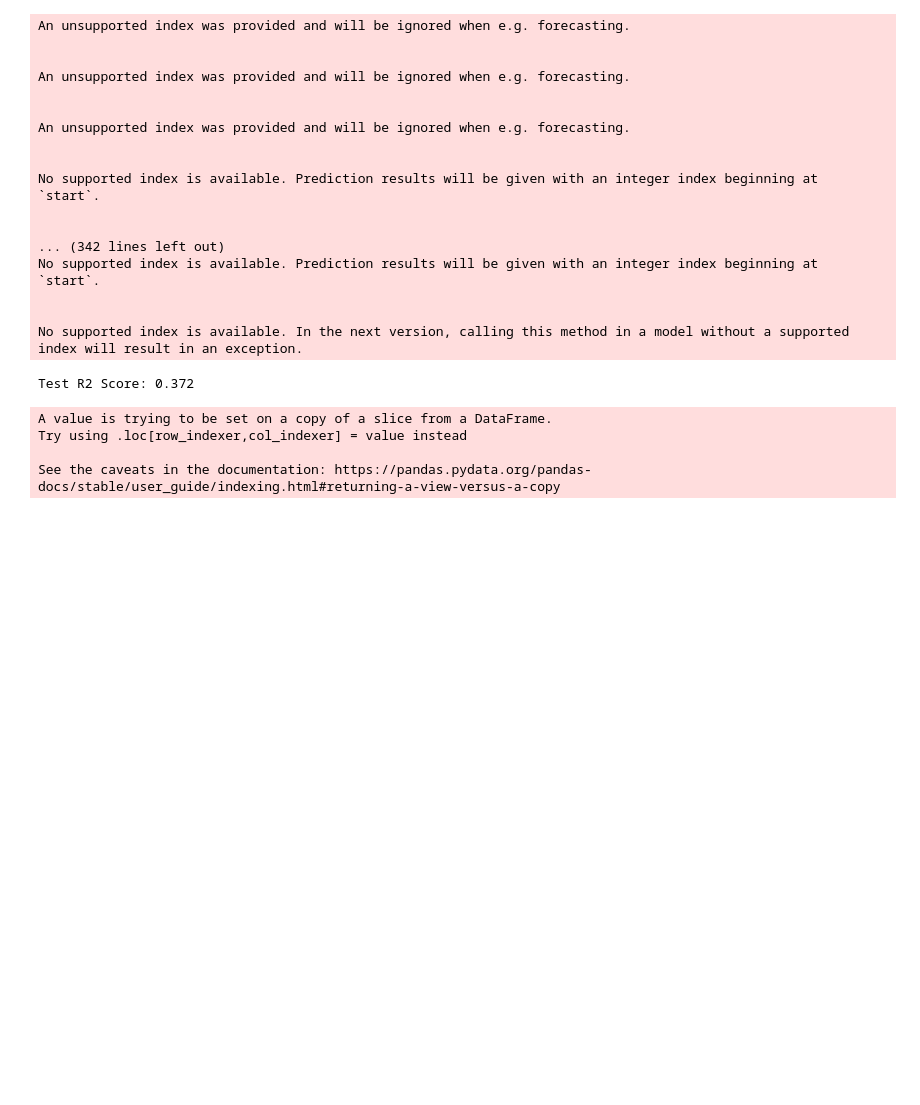
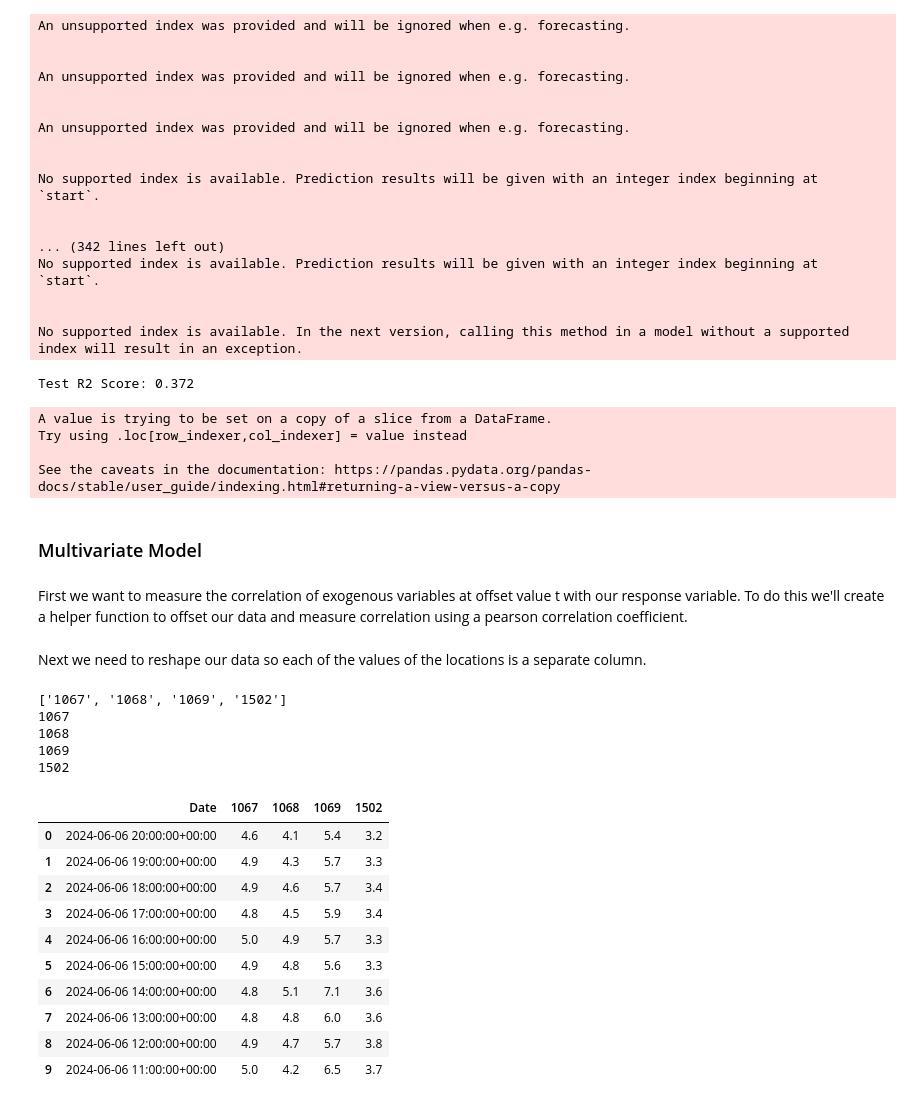
Before and after one commit to pinstripezebra/Air-Polution-Forecasting, a Jupyter notebook: aggregate_analysis.ipynb, the cells around one changed output. Drawn from its saved outputs; the diff is of its cells as text; code cells hidden in the pictures; blank space fills up the shorter version.

Commit message:
creating multivariate dataframe

```diff
--- a/aggregate_analysis.ipynb
+++ b/aggregate_analysis.ipynb
@@ -182,3 +182,7 @@ See the caveats in the documentation: https://pandas.pydata.org/pandas-docs/stab
 predictions_fig = px.line(compare_df,x = 'Data_Converted', y = 'Value', color = 'Variable',
                             title = 'Air Polution Forecasted vs Acual ' + 'R2 Score: '+ str(round(r2,2)))
 predictions_fig.show()
+# %% [markdown]
+### Multivariate Model
+# %% [markdown]
+First we want to measure the correlation of exogenous variables at offset value t with our response variable. To do this we'll create a helper function to offset our data and measure correlation using a pearson correlation coefficient.
@@ -184,0 +203,29 @@ predictions_fig.show()
+# %% [markdown]
+Next we need to reshape our data so each of the values of the locations is a separate column.
+# %%
+test_df = combined_df.sort_values(by = 'Data_Converted')
+locations = combined_df['location'].drop_duplicates().to_list()
+temp_key_storage = {}
+temp_key_storage['Date'] = combined_df['Data_Converted'].drop_duplicates().to_list()
+for location in locations:
+    temp_key_storage[location] = combined_df[combined_df['location'] == location]['Value'].to_list()
+
+multivariate_df = pd.DataFrame.from_dict(temp_key_storage)
+multivariate_df.head(10)
+# %% [output]
+['1067', '1068', '1069', '1502']
+1067
+1068
+1069
+1502
+|  | Date | 1067 | 1068 | 1069 | 1502 |
+| 0 | 2024-06-06 20:00:00+00:00 | 4.6 | 4.1 | 5.4 | 3.2 |
+| 1 | 2024-06-06 19:00:00+00:00 | 4.9 | 4.3 | 5.7 | 3.3 |
+| 2 | 2024-06-06 18:00:00+00:00 | 4.9 | 4.6 | 5.7 | 3.4 |
+| 3 | 2024-06-06 17:00:00+00:00 | 4.8 | 4.5 | 5.9 | 3.4 |
+| 4 | 2024-06-06 16:00:00+00:00 | 5.0 | 4.9 | 5.7 | 3.3 |
+| 5 | 2024-06-06 15:00:00+00:00 | 4.9 | 4.8 | 5.6 | 3.3 |
+| 6 | 2024-06-06 14:00:00+00:00 | 4.8 | 5.1 | 7.1 | 3.6 |
+| 7 | 2024-06-06 13:00:00+00:00 | 4.8 | 4.8 | 6.0 | 3.6 |
+| 8 | 2024-06-06 12:00:00+00:00 | 4.9 | 4.7 | 5.7 | 3.8 |
+| 9 | 2024-06-06 11:00:00+00:00 | 5.0 | 4.2 | 6.5 | 3.7 |
```
Also changed, not shown: parts of 2 cells of this notebook.
